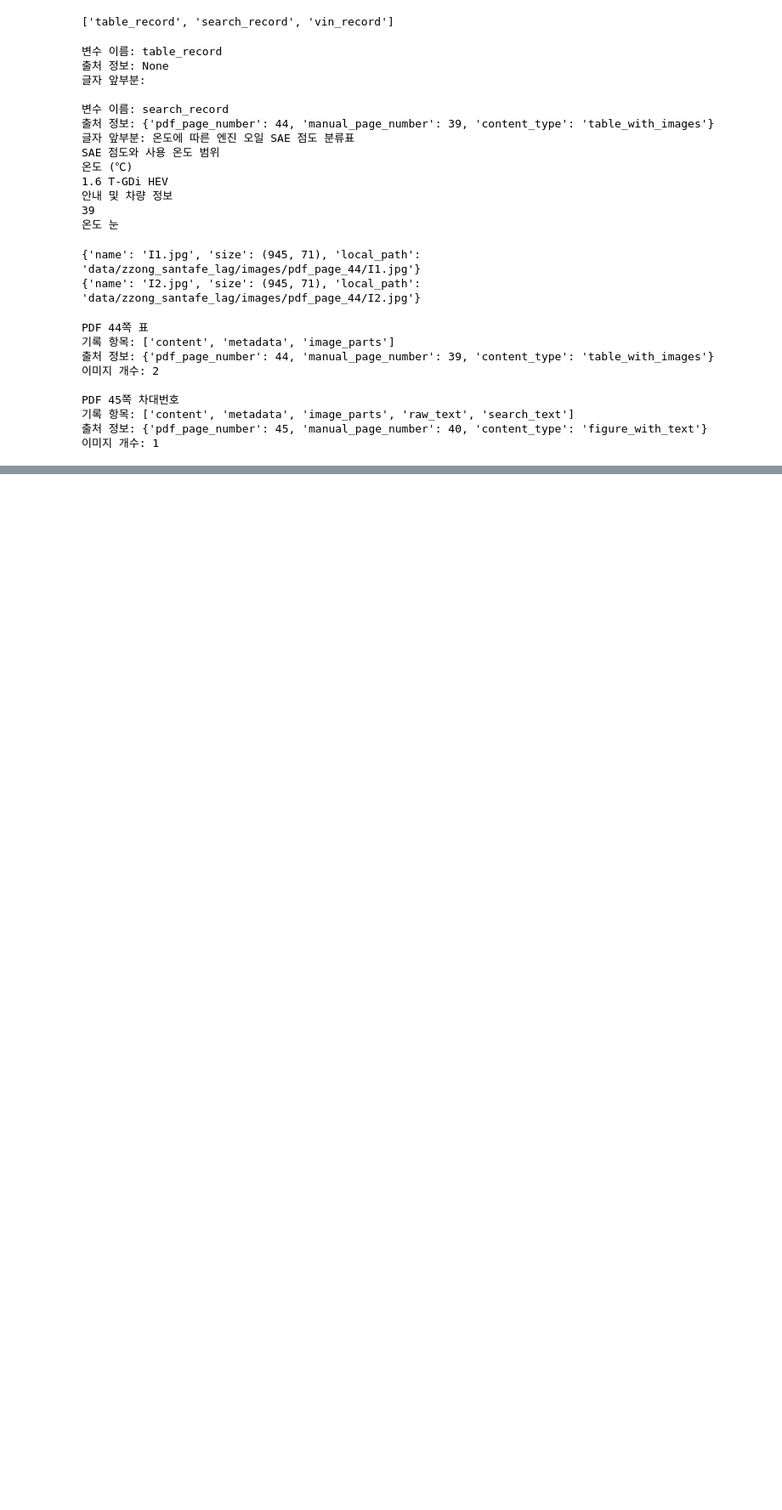
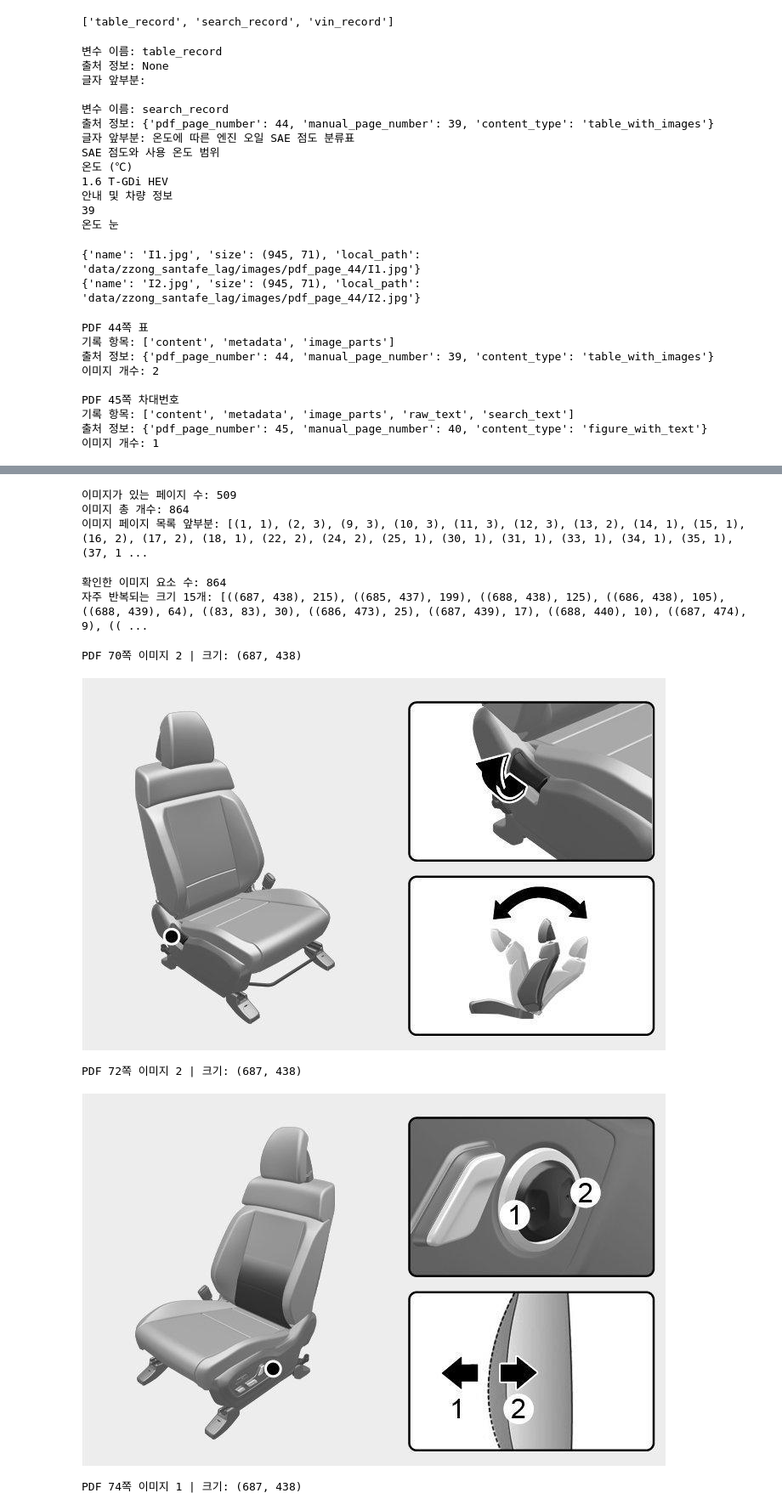
Before and after one commit to encore-ai-campus/mle-02-p1-team1, a Jupyter notebook: notebooks/01_pdf_inspection.ipynb, the cells around one changed output, grey strips where cells are left out. Shown at 85% size. Cells and saved outputs as stored; diff of their text form; code cells hidden in the pictures; blank space fills up the shorter version.

```diff
--- a/notebooks/01_pdf_inspection.ipynb
+++ b/notebooks/01_pdf_inspection.ipynb
@@ -800,0 +923,66 @@ PDF 45쪽 차대번호
+# %%
+# PDF 1~763쪽에서 이미지가 들어 있는 페이지와 이미지 개수를 확인합니다.
+이미지_페이지_목록 = []
+
+for 페이지_번호 in range(1, 764):
+    페이지_이미지들 = reader.pages[페이지_번호 - 1].images
+
+    if len(페이지_이미지들) > 0:
+        이미지_페이지_목록.append((페이지_번호, len(페이지_이미지들)))
+
+print("이미지가 있는 페이지 수:", len(이미지_페이지_목록))
+print("이미지 총 개수:", sum(개수 for _, 개수 in 이미지_페이지_목록))
+print("이미지 페이지 목록 앞부분:", 이미지_페이지_목록[:30])
+# %% [output]
+이미지가 있는 페이지 수: 509
+이미지 총 개수: 864
+이미지 페이지 목록 앞부분: [(1, 1), (2, 3), (9, 3), (10, 3), (11, 3), (12, 3), (13, 2), (14, 1), (15, 1), (16, 2), (17, 2), (18, 1), (22, 2), (24, 2), (25, 1), (30, 1), (31, 1), (33, 1), (34, 1), (35, 1), (37, 1 ...
+# %%
+from collections import Counter
+
+# 앞서 확인한 이미지 페이지에서 이미지 크기만 모읍니다.
+이미지_크기_목록 = []
+
+for 페이지_번호, _ in 이미지_페이지_목록:
+    for 이미지 in reader.pages[페이지_번호 - 1].images:
+        이미지_크기_목록.append(이미지.image.size)
+
+# 같은 크기가 몇 번 반복되는지 확인합니다.
+크기별_개수 = Counter(이미지_크기_목록)
+
+print("확인한 이미지 요소 수:", len(이미지_크기_목록))
+print("자주 반복되는 크기 15개:", 크기별_개수.most_common(15))
+# %% [output]
+확인한 이미지 요소 수: 864
+자주 반복되는 크기 15개: [((687, 438), 215), ((685, 437), 199), ((688, 438), 125), ((686, 438), 105), ((688, 439), 64), ((83, 83), 30), ((686, 473), 25), ((687, 439), 17), ((688, 440), 10), ((687, 474), 9), (( ...
+# %%
+from IPython.display import display
+
+# 가장 자주 나온 크기의 이미지 3개를 찾아 화면에 표시합니다.
+표본_이미지 = []
+
+for 페이지_번호, _ in 이미지_페이지_목록:
+    페이지_이미지들 = reader.pages[페이지_번호 - 1].images
+
+    for 이미지_번호, 이미지 in enumerate(페이지_이미지들, start=1):
+        if 이미지.image.size == (687, 438):
+            표본_이미지.append((페이지_번호, 이미지_번호, 이미지))
+            if len(표본_이미지) == 3:
+                break
+
+    if len(표본_이미지) == 3:
+        break
+
+# 각 이미지의 PDF 쪽수와 번호를 표시하고 화면에 보여줍니다.
+for 페이지_번호, 이미지_번호, 이미지 in 표본_이미지:
+    print(
+        f"PDF {페이지_번호}쪽 이미지 {이미지_번호}"
+        f" | 크기: {이미지.image.size}"
+    )
+    display(이미지.image)
+# %% [output]
+PDF 70쪽 이미지 2 | 크기: (687, 438)
+[figure, added]
+PDF 72쪽 이미지 2 | 크기: (687, 438)
+[figure, added]
+PDF 74쪽 이미지 1 | 크기: (687, 438)
```
Also changed, not shown: parts of 84 cells of this notebook, 39 other files.
